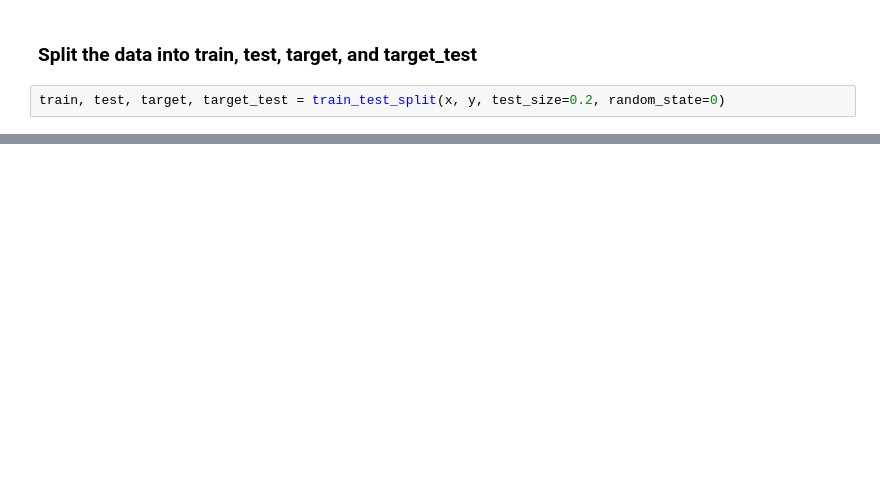
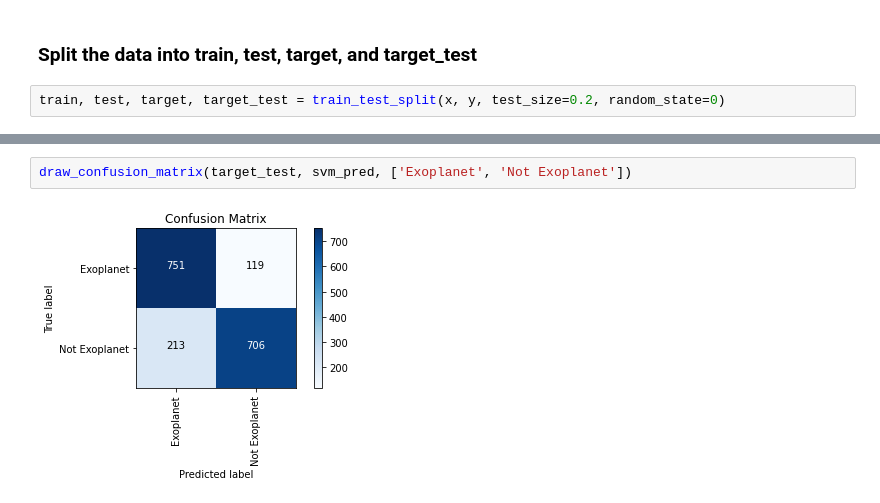
Before and after one commit to datares/team-skywalker, a Jupyter notebook: SVM.ipynb, the cells around one changed output, grey strips where cells are left out. Cells and saved outputs as stored; diff of their text form; blank space fills up the shorter version.

```diff
--- a/SVM.ipynb
+++ b/SVM.ipynb
@@ -112,0 +169,4 @@ metrics.accuracy_score(target_test, knn_pred)
+# %%
+draw_confusion_matrix(target_test, svm_pred, ['Exoplanet', 'Not Exoplanet'])
+# %% [output]
+[figure, added]
```
Also changed, not shown: parts of 21 cells of this notebook, 2 other files.
